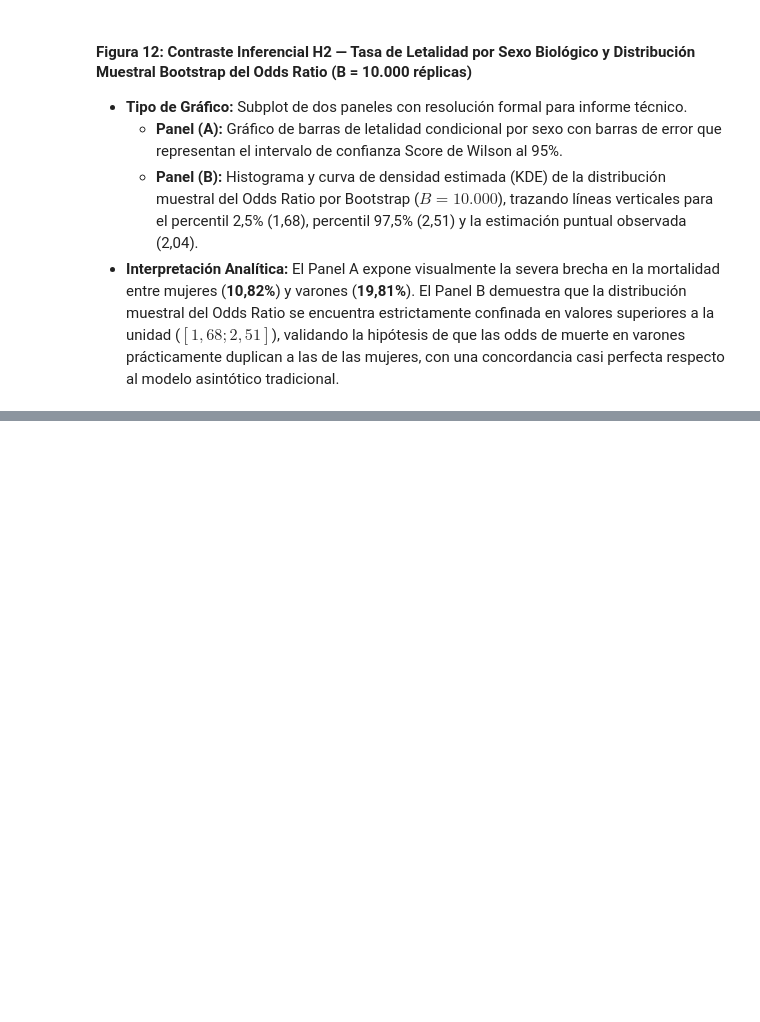
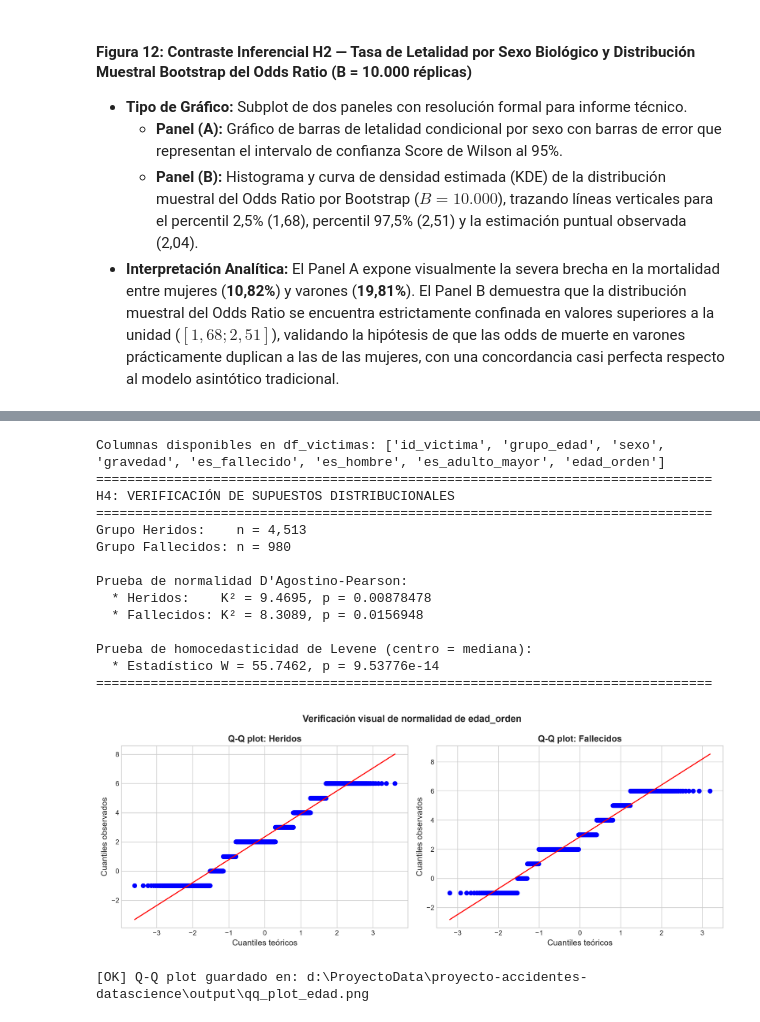
Before and after one commit to Alanalcarazpy7/proyecto-accidentes-datascience, a Jupyter notebook: notebooks/Fase2_Analisis_Inferencial.ipynb, the cells around one changed output, grey strips where cells are left out. Cells and saved outputs as stored; diff of their text form; code cells hidden in the pictures; blank space fills up the shorter version.

Commit message:
feat: pruebas h3-h4, supuestos distribucionales y ajuste bonferroni/benjamini-hochberg

```diff
--- a/notebooks/Fase2_Analisis_Inferencial.ipynb
+++ b/notebooks/Fase2_Analisis_Inferencial.ipynb
@@ -760,0 +917,71 @@ Para completar el repertorio metodológico exigido por la rúbrica de la cátedr
+# %%
+# ==============================================================================
+# H4: VERIFICACIÓN DE NORMALIDAD Y HOMOCEDASTICIDAD DE LA EDAD
+# ==============================================================================
+
+columnas_h4_requeridas = {'edad_orden', 'es_fallecido'}
+columnas_h4_observadas = set(df_victimas.columns)
+print(f"Columnas disponibles en df_victimas: {list(df_victimas.columns)}")
+assert columnas_h4_requeridas.issubset(columnas_h4_observadas), (
+    f"Faltan columnas requeridas para H4: {sorted(columnas_h4_requeridas - columnas_h4_observadas)}"
+ )
+
+df_h4 = df_victimas[['edad_orden', 'es_fallecido']].copy()
+df_h4['edad_orden'] = pd.to_numeric(df_h4['edad_orden'], errors='coerce')
+df_h4['es_fallecido'] = pd.to_numeric(df_h4['es_fallecido'], errors='coerce')
+df_h4 = df_h4.dropna()
+
+edades_heridos_h4 = df_h4.loc[df_h4['es_fallecido'] == 0, 'edad_orden'].to_numpy()
+edades_fallecidos_h4 = df_h4.loc[df_h4['es_fallecido'] == 1, 'edad_orden'].to_numpy()
+assert len(edades_heridos_h4) >= 8 and len(edades_fallecidos_h4) >= 8, 'Cada grupo debe tener al menos 8 observaciones.'
+
+# D'Agostino-Pearson: H0 = la muestra procede de una distribución normal.
+normal_heridos_h4 = stats.normaltest(edades_heridos_h4)
+normal_fallecidos_h4 = stats.normaltest(edades_fallecidos_h4)
+
+# Levene centrada en la mediana: H0 = las varianzas poblacionales son iguales.
+levene_h4 = stats.levene(edades_heridos_h4, edades_fallecidos_h4, center='median')
+
+print('===============================================================================')
+print('H4: VERIFICACIÓN DE SUPUESTOS DISTRIBUCIONALES')
+print('===============================================================================')
+print(f'Grupo Heridos:    n = {len(edades_heridos_h4):,}')
+print(f'Grupo Fallecidos: n = {len(edades_fallecidos_h4):,}')
+print('\nPrueba de normalidad D\'Agostino-Pearson:')
+print(f'  * Heridos:    K² = {normal_heridos_h4.statistic:.4f}, p = {normal_heridos_h4.pvalue:.6g}')
+print(f'  * Fallecidos: K² = {normal_fallecidos_h4.statistic:.4f}, p = {normal_fallecidos_h4.pvalue:.6g}')
+print('\nPrueba de homocedasticidad de Levene (centro = mediana):')
+print(f'  * Estadístico W = {levene_h4.statistic:.4f}, p = {levene_h4.pvalue:.6g}')
+print('===============================================================================')
+
+fig_qq_h4, axes_qq_h4 = plt.subplots(1, 2, figsize=(13, 5), dpi=300)
+stats.probplot(edades_heridos_h4, dist='norm', plot=axes_qq_h4[0])
+stats.probplot(edades_fallecidos_h4, dist='norm', plot=axes_qq_h4[1])
+axes_qq_h4[0].set_title('Q-Q plot: Heridos', fontweight='bold')
+axes_qq_h4[1].set_title('Q-Q plot: Fallecidos', fontweight='bold')
+for eje in axes_qq_h4:
+    eje.set_xlabel('Cuantiles teóricos')
+    eje.set_ylabel('Cuantiles observados')
+fig_qq_h4.suptitle('Verificación visual de normalidad de edad_orden', fontweight='bold')
+fig_qq_h4.tight_layout()
+ruta_qq_h4 = os.path.join(OUTPUT_DIR, 'qq_plot_edad.png')
+fig_qq_h4.savefig(ruta_qq_h4, dpi=300, bbox_inches='tight')
+plt.show()
+print(f'\n[OK] Q-Q plot guardado en: {ruta_qq_h4}')
+# %% [output]
+Columnas disponibles en df_victimas: ['id_victima', 'grupo_edad', 'sexo', 'gravedad', 'es_fallecido', 'es_hombre', 'es_adulto_mayor', 'edad_orden']
+===============================================================================
+H4: VERIFICACIÓN DE SUPUESTOS DISTRIBUCIONALES
+===============================================================================
+Grupo Heridos:    n = 4,513
+Grupo Fallecidos: n = 980
+
+Prueba de normalidad D'Agostino-Pearson:
+  * Heridos:    K² = 9.4695, p = 0.00878478
+  * Fallecidos: K² = 8.3089, p = 0.0156948
+
+Prueba de homocedasticidad de Levene (centro = mediana):
+  * Estadístico W = 55.7462, p = 9.53776e-14
+===============================================================================
+[figure, added]
+[OK] Q-Q plot guardado en: d:\ProyectoData\proyecto-accidentes-datascience\output\qq_plot_edad.png
```
Also changed, not shown: parts of 11 cells of this notebook, 20 other files.
